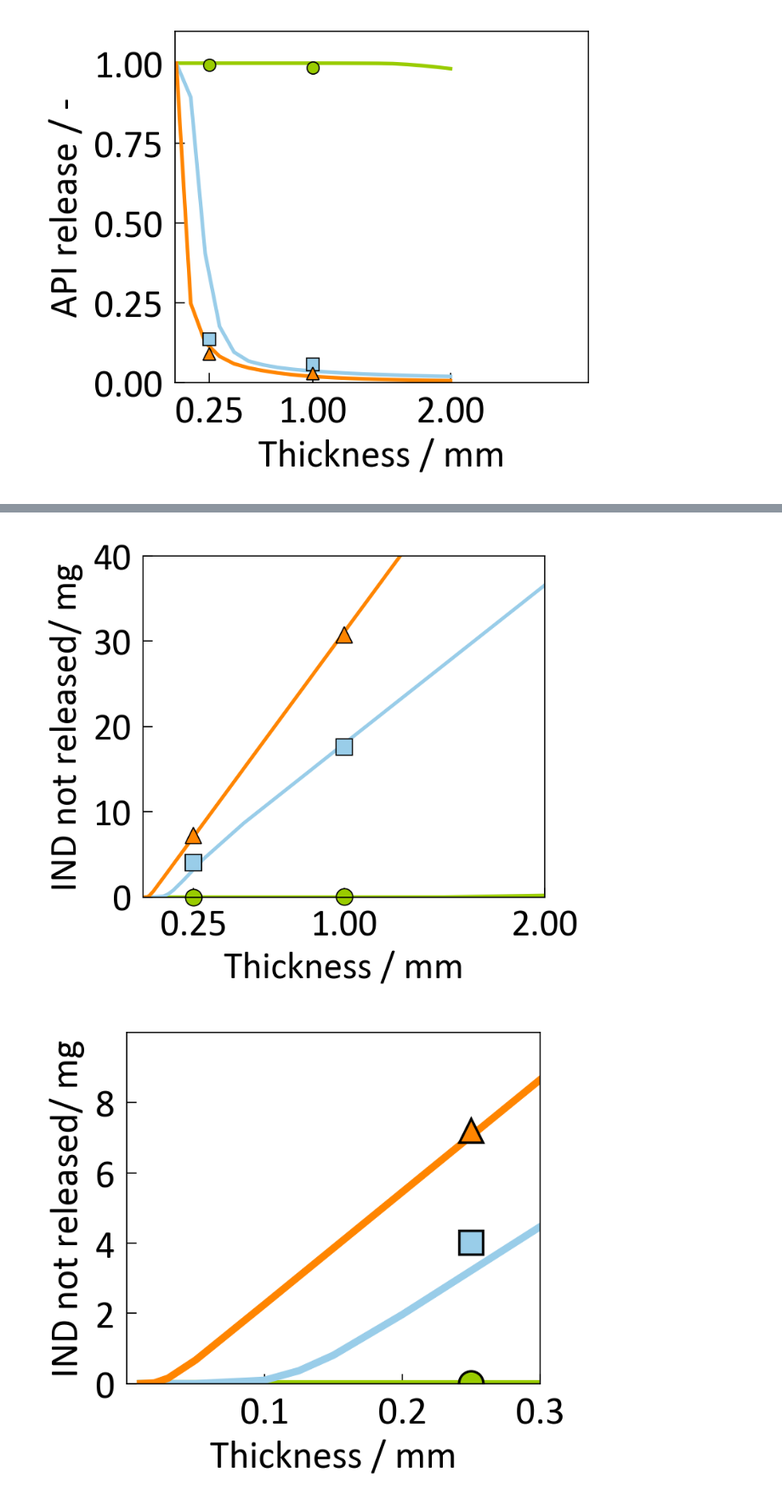
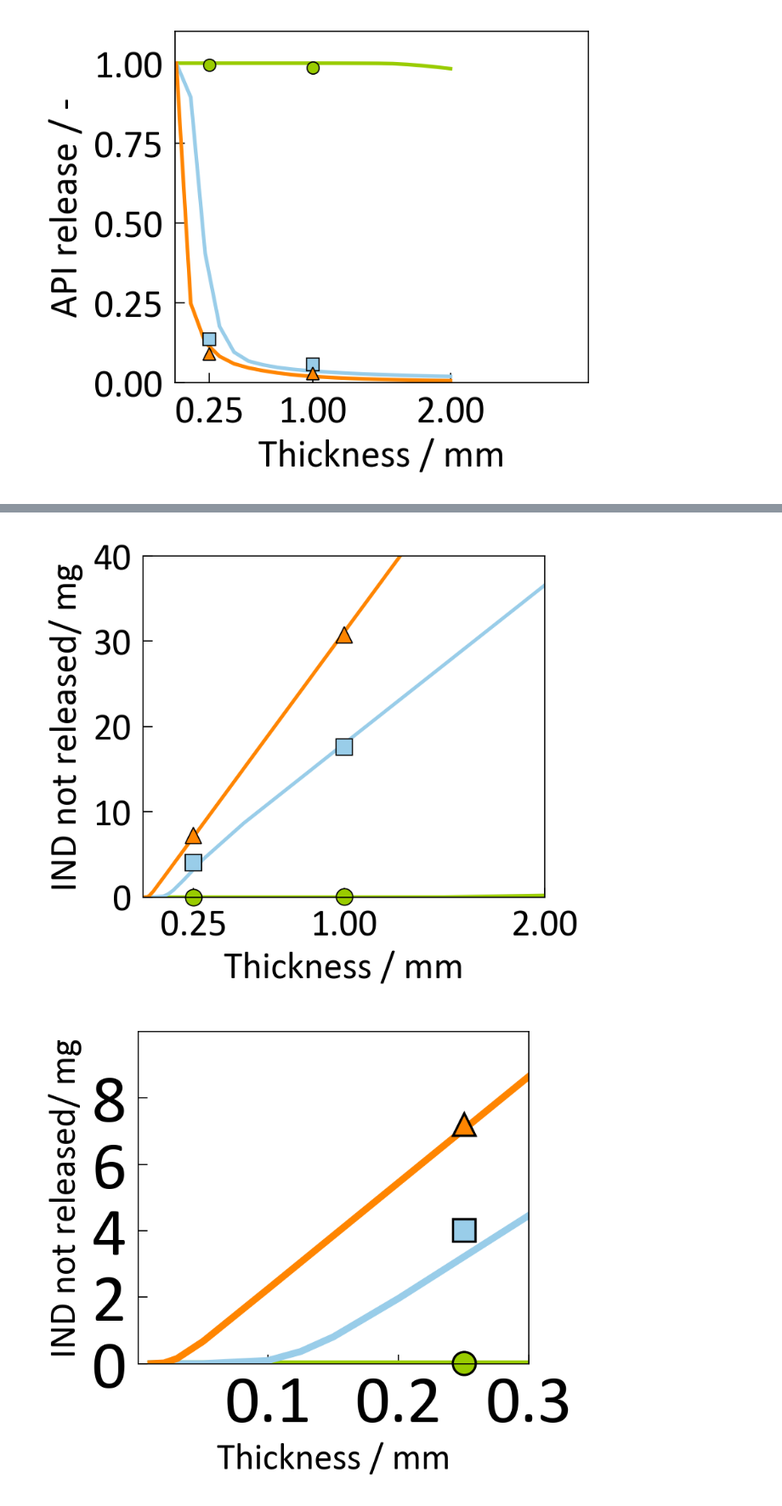
Before and after one commit to Borrdom/diffusionpy, a Jupyter notebook: examples_notebooks/04a_ASD_Dissolution.ipynb, the cells around one changed output, grey strips where cells are left out. Shown at 85% size. Cells and saved outputs as stored; diff of their text form; code cells hidden in the pictures.

```diff
--- a/examples_notebooks/04a_ASD_Dissolution.ipynb
+++ b/examples_notebooks/04a_ASD_Dissolution.ipynb
@@ -338,13 +338,16 @@ ax13.set_ylim([0.,40.])
 ax13.set_axisbelow(True)
 
 fig77,ax77=plt.subplots()
+plt.xticks(fontsize=30)
+plt.yticks(fontsize=30)
 ax77.set_xlabel("Thickness / mm")
 ax77.set_ylabel("IND not released/ mg")
 ax77.plot(Lvec,(1-relD01)*Lvec*6.015,"C0-",linewidth=3)
 ax77.plot(Lvec,(1-relD03)*Lvec*18.639,"C1-",linewidth=3)
 ax77.plot(Lvec,(1-relD05)*Lvec*31.65,"C3-",linewidth=3)
 
-line=ax77.plot(Lexp,Lexp*6.015*(1-relDL01),"C0o",markersize=10,markeredgewidth=1)[0]
+line=ax77.plot(Lexp[0],Lexp[0]*6.015*(1-relDL01[0]),"C0o",markersize=10,markeredgewidth=1)[0]
+line.set_clip_on(False)
 ax77.plot(Lexp,Lexp*18.639*(1-relDL03),"C1s",markersize=10,markeredgewidth=1)
 ax77.plot(Lexp,Lexp*31.65*(1-relDL05),"C3^",markersize=10,markeredgewidth=1)
 
@@ -368,34 +371,34 @@ ax88.set_xlabel("Thickness / mm")
 ax88.set_ylabel("IND released/ mg")
 ax88.yaxis.set_label_coords(-.15, .4)
 
 
 
 
 ax88.set_xticks([0.1,0.2,0.3])
 ax88.set_yticks([0.,2.,4.,6.,8.])
 ax88.set_xlim([0.,0.3])
 ax88.set_ylim([0.,10.])
 ax88.set_axisbelow(True)
 plt.xticks(fontsize=30)
 plt.yticks(fontsize=30)
 # origin_like.plot(ax10,np.array([0.25]),np.array([relL25exp[0]]),'c^',yerr=np.array([relL25std[0]]))
 # origin_like.plot(ax10,np.array([0.25]),np.array([relL25exp[1]]),'ko',yerr=np.array([relL25std[1]]))
 # origin_like.plot(ax10,np.array([0.25]),np.array([relL25exp[2]]),'ys',yerr=np.array([relL25std[2]]))
 
 # origin_like.plot(ax10,np.array([1]),np.array([relL1exp[0]]),'c^',yerr=np.array([relL1std[0]]))
 # origin_like.plot(ax10,np.array([1]),np.array([relL1exp[1]]),'ko',yerr=np.array([relL1std[1]]))
 # origin_like.plot(ax10,np.array([1]),np.array([relL1exp[2]]),'ys',yerr=np.array([relL1std[2]]))
 # %% [output]
 (array([0., 2., 4., 6., 8.]),
  [Text(0, 0.0, '0'),
   Text(0, 2.0, '2'),
   Text(0, 4.0, '4'),
   Text(0, 6.0, '6'),
   Text(0, 8.0, '8')])
 [figure]
 [figure]
 [figure]
-[figure, old version]
+[figure, new version]
 [figure]
 # %% [markdown]
 ![image.png](attachment:image.png)
```
Also changed, not shown: parts of 1 cell of this notebook, 55 other files.
